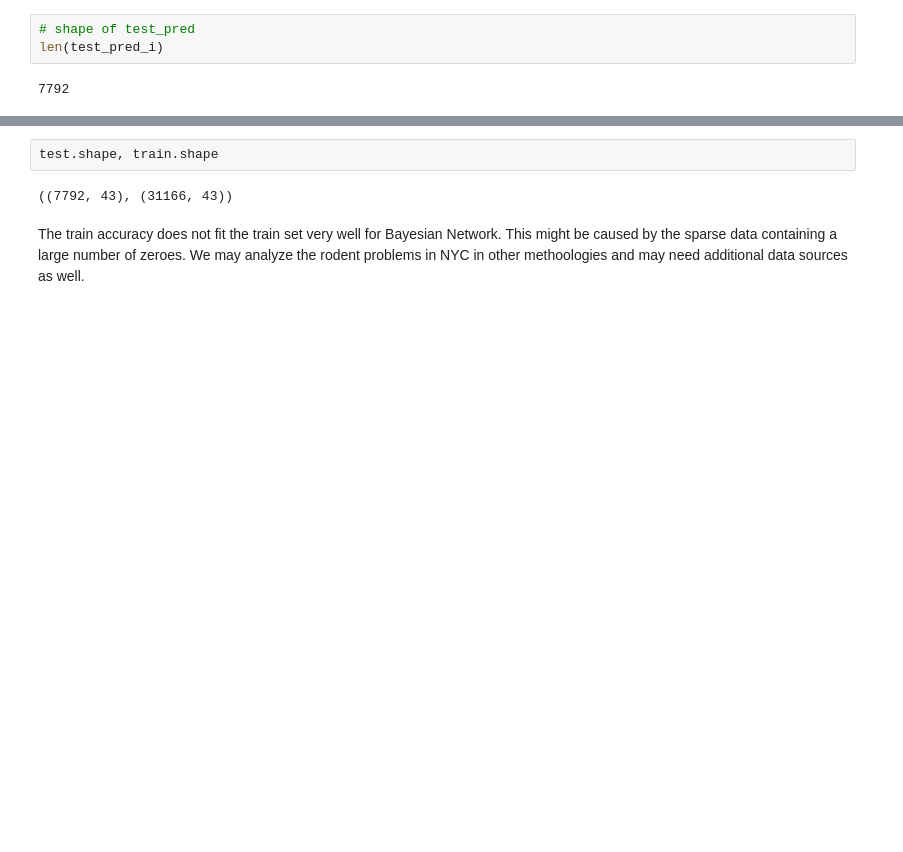
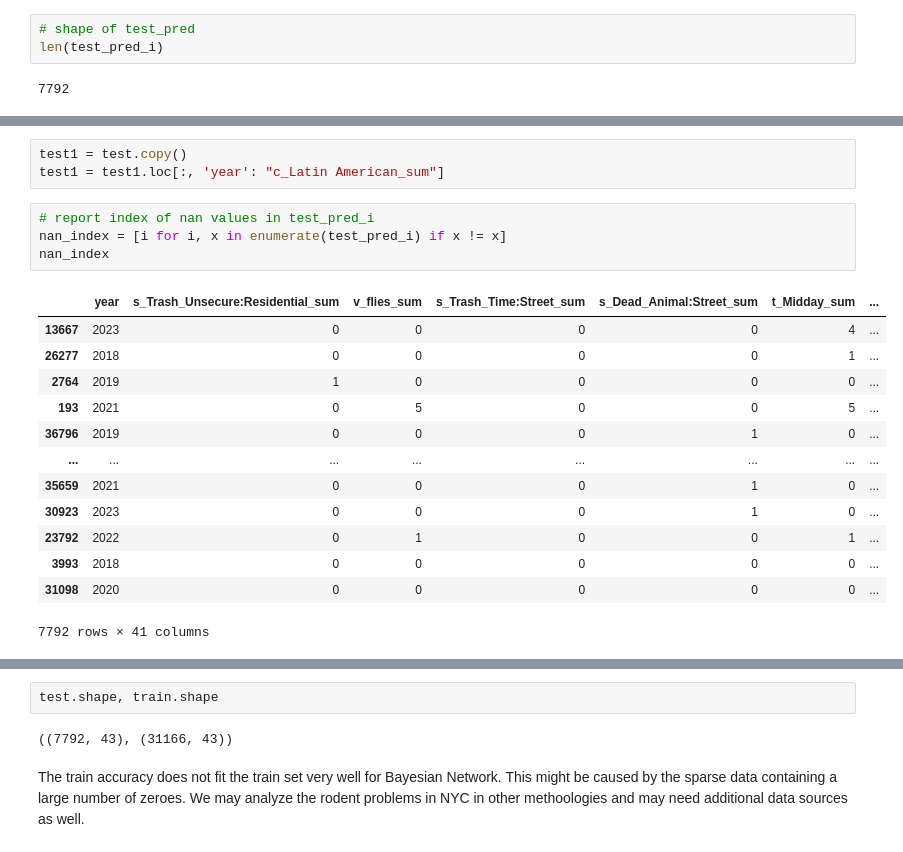
Before and after one commit to Subarashiihibi/nyc_rodent, a Jupyter notebook: Scripts/bayesian.ipynb, the cells around one changed output, grey strips where cells are left out. Cells and saved outputs as stored; diff of their text form; blank space fills up the shorter version.

Commit message:
fixed the index error in test set

```diff
--- a/Scripts/bayesian.ipynb
+++ b/Scripts/bayesian.ipynb
@@ -247,0 +232,21 @@ test
+# %%
+test1 = test.copy()
+test1 = test1.loc[:, 'year': "c_Latin American_sum"]
+# %%
+# report index of nan values in test_pred_i
+nan_index = [i for i, x in enumerate(test_pred_i) if x != x]
+nan_index
+# %% [output]
+|  | year | s_Trash_Unsecure:Residential_sum | v_flies_sum | s_Trash_Time:Street_sum | s_Dead_Animal:Street_sum | t_Midday_sum | ... |
+| 13667 | 2023 | 0 | 0 | 0 | 0 | 4 | ... |
+| 26277 | 2018 | 0 | 0 | 0 | 0 | 1 | ... |
+| 2764 | 2019 | 1 | 0 | 0 | 0 | 0 | ... |
+| 193 | 2021 | 0 | 5 | 0 | 0 | 5 | ... |
+| 36796 | 2019 | 0 | 0 | 0 | 1 | 0 | ... |
+| ... | ... | ... | ... | ... | ... | ... | ... |
+| 35659 | 2021 | 0 | 0 | 0 | 1 | 0 | ... |
+| 30923 | 2023 | 0 | 0 | 0 | 1 | 0 | ... |
+| 23792 | 2022 | 0 | 1 | 0 | 0 | 1 | ... |
+| 3993 | 2018 | 0 | 0 | 0 | 0 | 0 | ... |
+| 31098 | 2020 | 0 | 0 | 0 | 0 | 0 | ... |
+7792 rows × 41 columns
```
Also changed, not shown: parts of 14 cells of this notebook, 1 other file.
